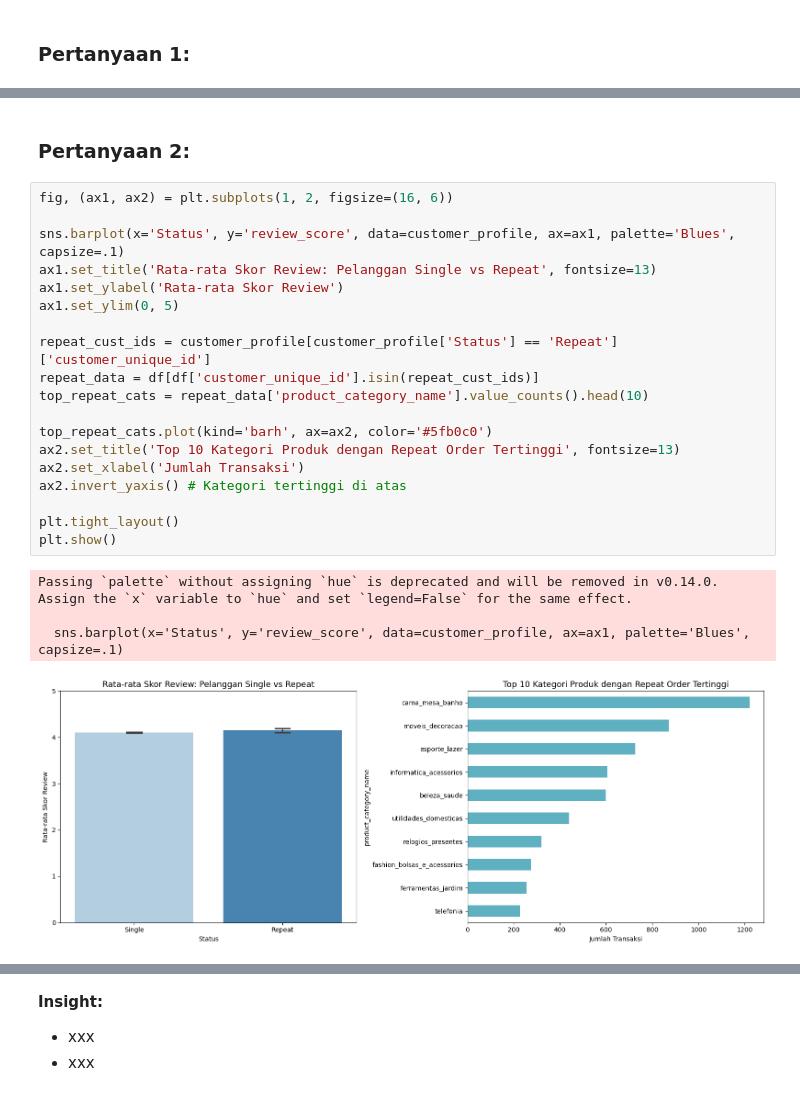
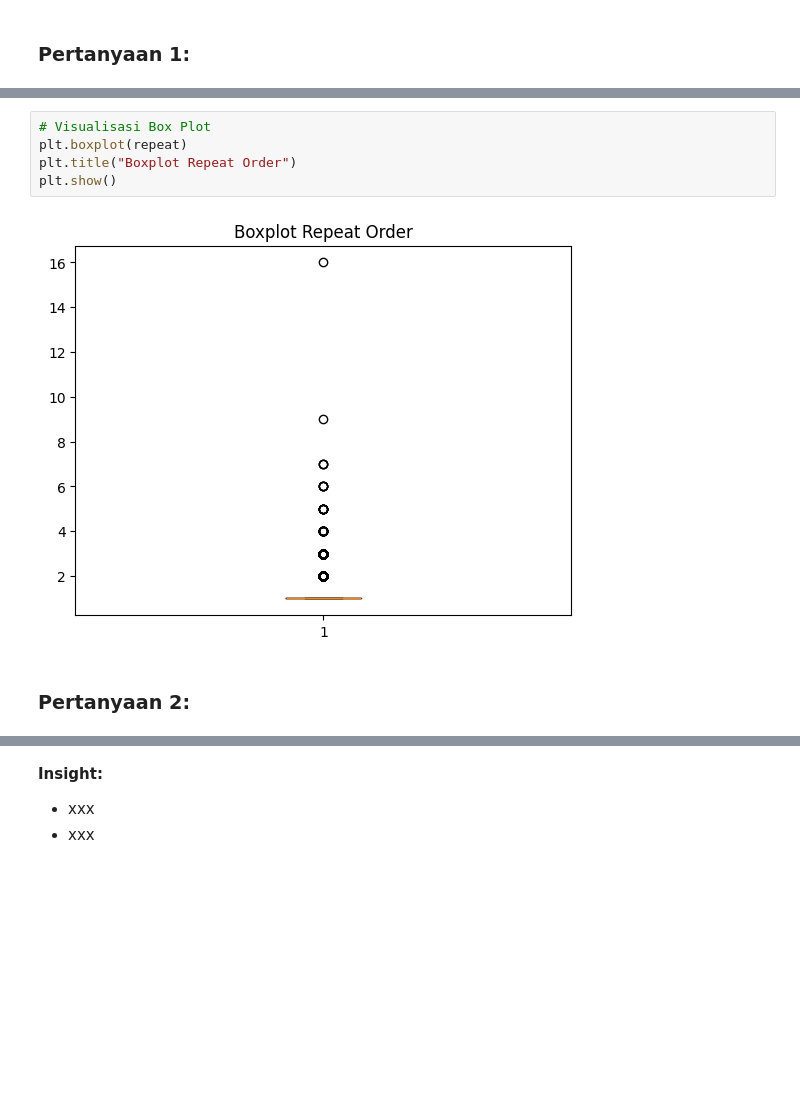
Before and after one commit to Dziarur/Analis-Fundamental-Data, a Jupyter notebook: notebook.ipynb, the cells around one changed output, grey strips where cells are left out. Cells and saved outputs as stored; diff of their text form; blank space fills up the shorter version.

```diff
--- a/notebook.ipynb
+++ b/notebook.ipynb
@@ -466,26 +476,9 @@ Jumlah pelanggan yang harus dicapai pada order ke-2: 7227
+# %%
+# Visualisasi Box Plot
+plt.boxplot(repeat)
+plt.title("Boxplot Repeat Order")
+plt.show()
+# %% [output]
+[figure, added]
 # %% [markdown]
 ### Pertanyaan 2:
-# %%
-fig, (ax1, ax2) = plt.subplots(1, 2, figsize=(16, 6))
-
-sns.barplot(x='Status', y='review_score', data=customer_profile, ax=ax1, palette='Blues', capsize=.1)
-ax1.set_title('Rata-rata Skor Review: Pelanggan Single vs Repeat', fontsize=13)
-ax1.set_ylabel('Rata-rata Skor Review')
-ax1.set_ylim(0, 5)
-
-repeat_cust_ids = customer_profile[customer_profile['Status'] == 'Repeat']['customer_unique_id']
-repeat_data = df[df['customer_unique_id'].isin(repeat_cust_ids)]
-top_repeat_cats = repeat_data['product_category_name'].value_counts().head(10)
-
-top_repeat_cats.plot(kind='barh', ax=ax2, color='#5fb0c0')
-ax2.set_title('Top 10 Kategori Produk dengan Repeat Order Tertinggi', fontsize=13)
-ax2.set_xlabel('Jumlah Transaksi')
-ax2.invert_yaxis() # Kategori tertinggi di atas
-
-plt.tight_layout()
-plt.show()
-# %% [output]
-Passing `palette` without assigning `hue` is deprecated and will be removed in v0.14.0. Assign the `x` variable to `hue` and set `legend=False` for the same effect.
-
-  sns.barplot(x='Status', y='review_score', data=customer_profile, ax=ax1, palette='Blues', capsize=.1)
-[figure, removed]
```
Also changed, not shown: parts of 24 cells of this notebook.
